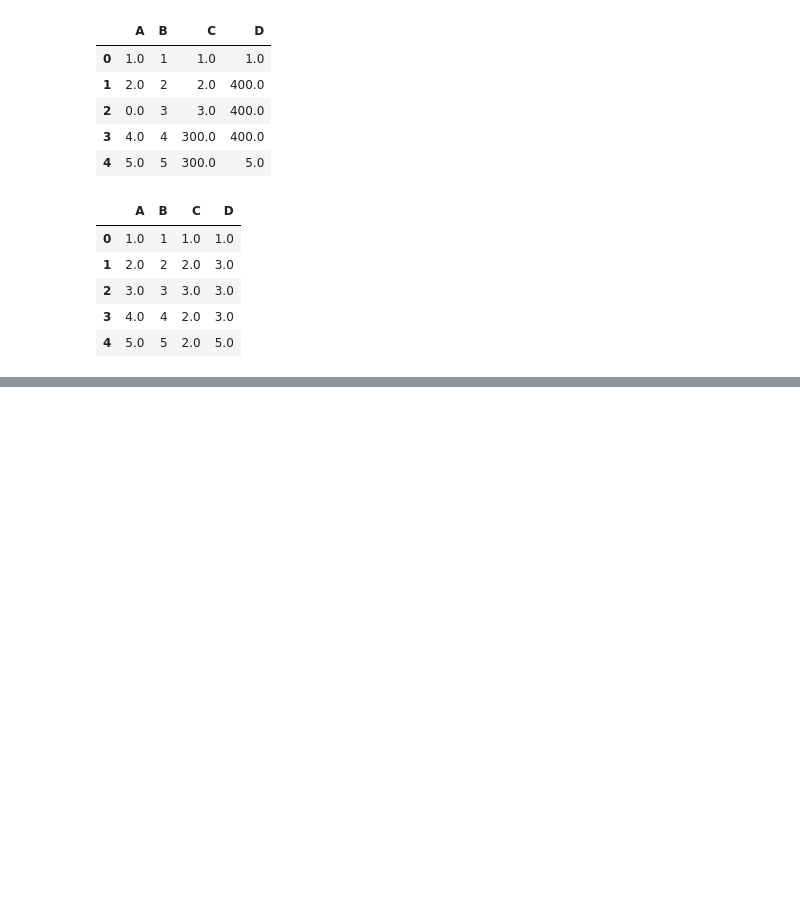
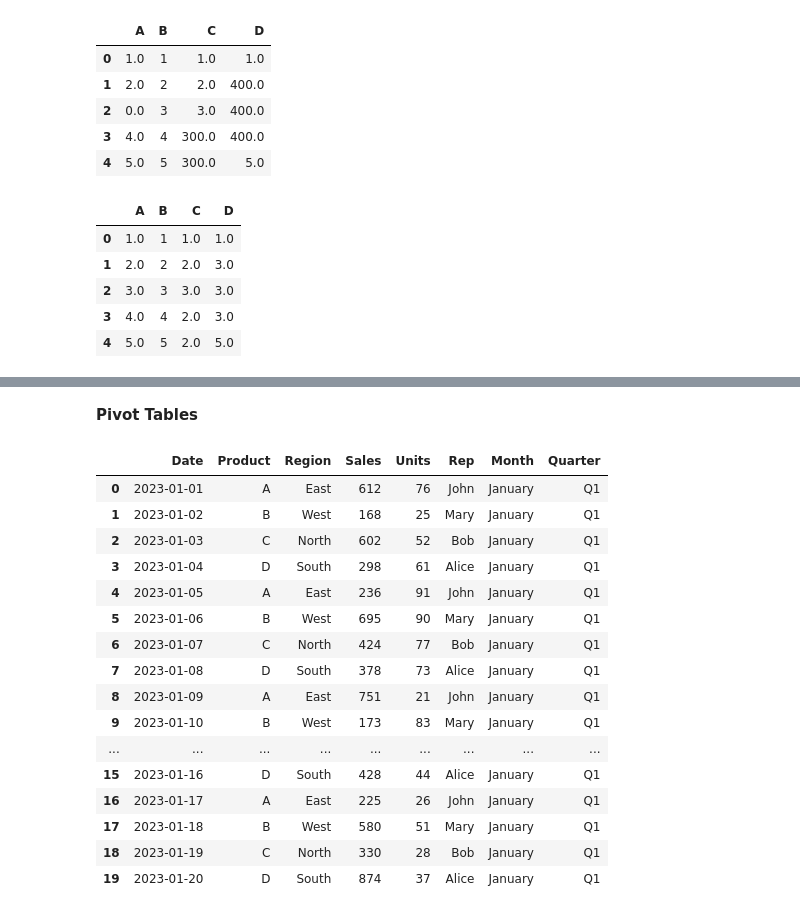
Before and after one commit to mandalsantanu16092002/Python-learning, a Jupyter notebook: pandas.ipynb, the cells around one changed output, grey strips where cells are left out. Drawn from its saved outputs; the diff is of its cells as text; code cells hidden in the pictures; blank space fills up the shorter version.

```diff
--- a/pandas.ipynb
+++ b/pandas.ipynb
@@ -319,0 +596,37 @@ df.fillna(df.mean())  # Column A te 1+2+4+5/4 = 3 in NaN, Column C te 1+2+3/3 =
+# %% [markdown]
+**Pivot Tables**
+# %%
+data = {
+    'Date': pd.date_range('2023-01-01', periods=20),
+    'Product': ['A', 'B', 'C', 'D'] * 5,
+    'Region': ['East', 'West', 'North', 'South', 'East', 'West', 'North', 'South', 'East', 'West',
+               'North', 'South', 'East', 'West', 'North', 'South', 'East', 'West', 'North', 'South'],
+    'Sales': np.random.randint(100, 1000, 20),
+    'Units': np.random.randint(10, 100, 20),
+    'Rep': ['John', 'Mary', 'Bob', 'Alice', 'John', 'Mary', 'Bob', 'Alice', 'John', 'Mary',
+            'Bob', 'Alice', 'John', 'Mary', 'Bob', 'Alice', 'John', 'Mary', 'Bob', 'Alice']
+}
+
+df = pd.DataFrame(data)
+
+df['Month'] = df['Date'].dt.month_name()
+df['Quarter'] = 'Q' + df['Date'].dt.quarter.astype(str)
+df
+# %% [output]
+|  | Date | Product | Region | Sales | Units | Rep | Month | Quarter |
+| 0 | 2023-01-01 | A | East | 612 | 76 | John | January | Q1 |
+| 1 | 2023-01-02 | B | West | 168 | 25 | Mary | January | Q1 |
+| 2 | 2023-01-03 | C | North | 602 | 52 | Bob | January | Q1 |
+| 3 | 2023-01-04 | D | South | 298 | 61 | Alice | January | Q1 |
+| 4 | 2023-01-05 | A | East | 236 | 91 | John | January | Q1 |
+| 5 | 2023-01-06 | B | West | 695 | 90 | Mary | January | Q1 |
+| 6 | 2023-01-07 | C | North | 424 | 77 | Bob | January | Q1 |
+| 7 | 2023-01-08 | D | South | 378 | 73 | Alice | January | Q1 |
+| 8 | 2023-01-09 | A | East | 751 | 21 | John | January | Q1 |
+| 9 | 2023-01-10 | B | West | 173 | 83 | Mary | January | Q1 |
+| ... | ... | ... | ... | ... | ... | ... | ... | ... |
+| 15 | 2023-01-16 | D | South | 428 | 44 | Alice | January | Q1 |
+| 16 | 2023-01-17 | A | East | 225 | 26 | John | January | Q1 |
+| 17 | 2023-01-18 | B | West | 580 | 51 | Mary | January | Q1 |
+| 18 | 2023-01-19 | C | North | 330 | 28 | Bob | January | Q1 |
+| 19 | 2023-01-20 | D | South | 874 | 37 | Alice | January | Q1 |
```
Also changed, not shown: parts of 50 cells of this notebook.
